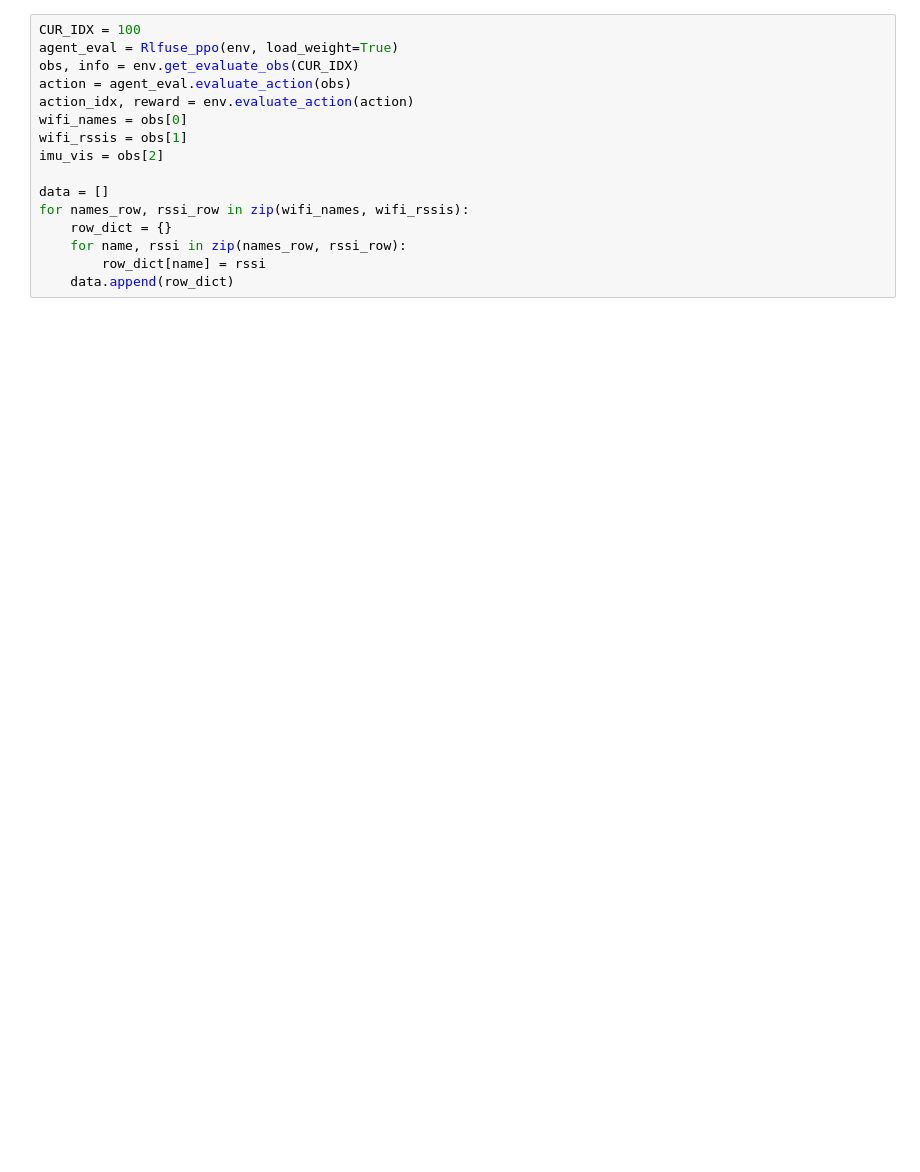
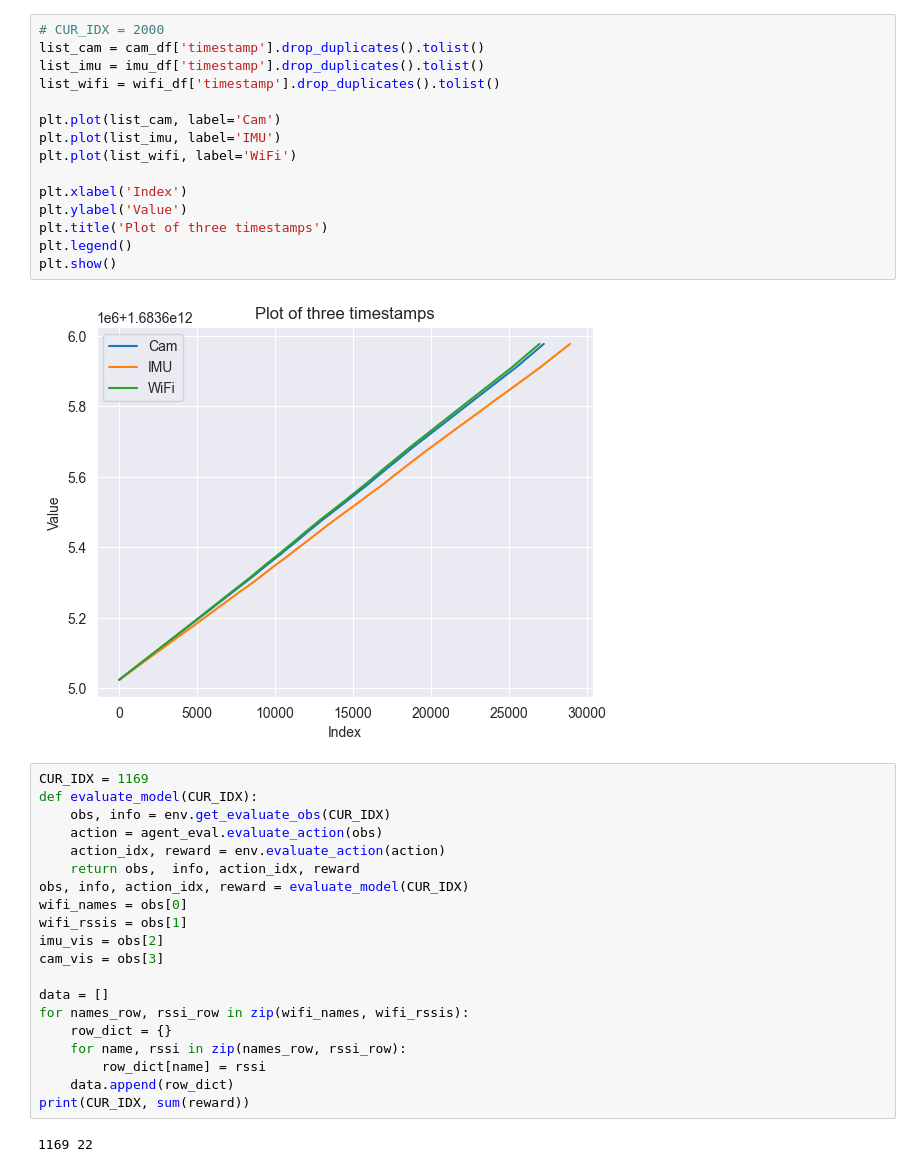
Before and after one commit to codelzz/WirelessDT, a Jupyter notebook: Source/WiTracingPy/RL/data_visualization.ipynb, the cells around one changed output. Cells and saved outputs as stored; diff of their text form; blank space fills up the shorter version.

```diff
--- a/Source/WiTracingPy/RL/data_visualization.ipynb
+++ b/Source/WiTracingPy/RL/data_visualization.ipynb
@@ -22,12 +56,32 @@ Using cache found in C:\Users\liuxi/.cache\torch\hub\huggingface_pytorch-transfo
+# %%
+# CUR_IDX = 2000
+list_cam = cam_df['timestamp'].drop_duplicates().tolist()
+list_imu = imu_df['timestamp'].drop_duplicates().tolist()
+list_wifi = wifi_df['timestamp'].drop_duplicates().tolist()
+
+plt.plot(list_cam, label='Cam')
+plt.plot(list_imu, label='IMU')
+plt.plot(list_wifi, label='WiFi')
+
+plt.xlabel('Index')
+plt.ylabel('Value')
+plt.title('Plot of three timestamps')
+plt.legend()
+plt.show()
+# %% [output]
+[figure, added]
 # %%
-CUR_IDX = 100
-agent_eval = Rlfuse_ppo(env, load_weight=True)
-obs, info = env.get_evaluate_obs(CUR_IDX)
-action = agent_eval.evaluate_action(obs)
-action_idx, reward = env.evaluate_action(action)
+CUR_IDX = 1169
+def evaluate_model(CUR_IDX):
+    obs, info = env.get_evaluate_obs(CUR_IDX)
+    action = agent_eval.evaluate_action(obs)
+    action_idx, reward = env.evaluate_action(action)
+    return obs,  info, action_idx, reward
+obs, info, action_idx, reward = evaluate_model(CUR_IDX)
 wifi_names = obs[0]
 wifi_rssis = obs[1]
 imu_vis = obs[2]
+cam_vis = obs[3]
 
 data = []
 for names_row, rssi_row in zip(wifi_names, wifi_rssis):
@@ -35,3 +89,6 @@ for names_row, rssi_row in zip(wifi_names, wifi_rssis):
     for name, rssi in zip(names_row, rssi_row):
         row_dict[name] = rssi
     data.append(row_dict)
+print(CUR_IDX, sum(reward))
+# %% [output]
+1169 22
```
Also changed, not shown: parts of 16 cells of this notebook, 57 other files.
